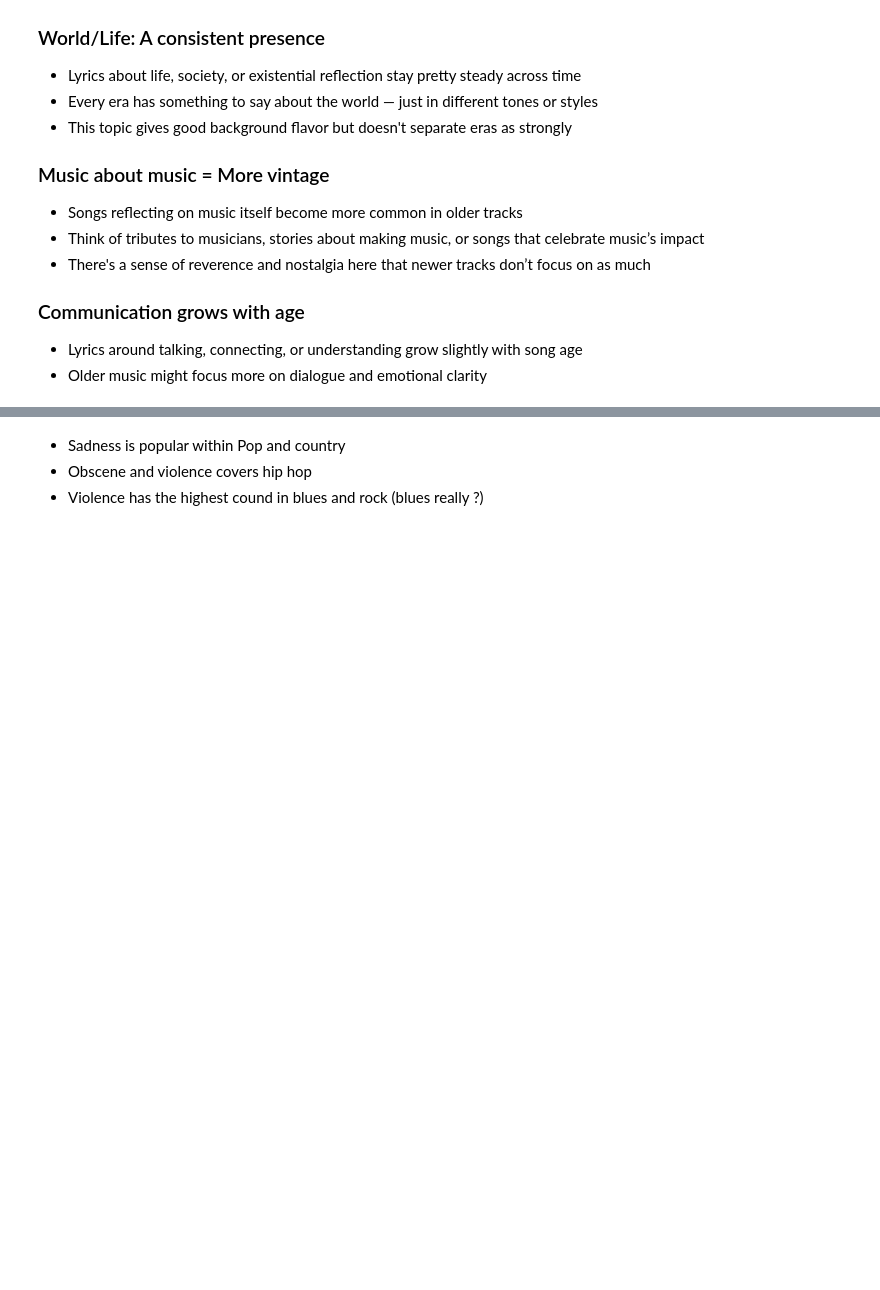
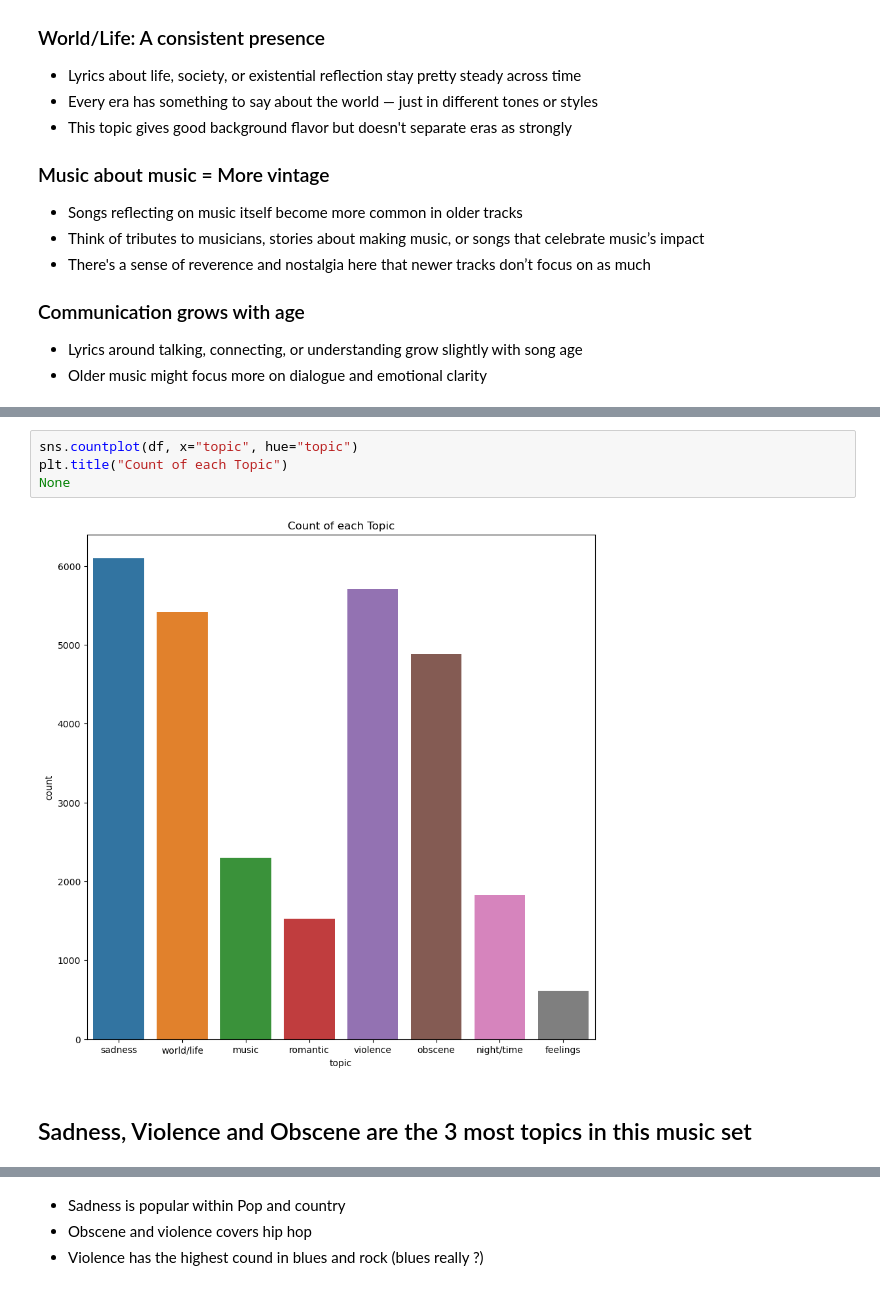
Before and after one commit to GClark89/MusicTrain, a Jupyter notebook: EDA.ipynb, the cells around one changed output, grey strips where cells are left out. Saved outputs shown, nothing was run; the diff lists cells and outputs as text; blank space fills up the shorter version.

```diff
--- a/EDA.ipynb
+++ b/EDA.ipynb
@@ -339 +355,9 @@ plt.show()
+# %%
+sns.countplot(df, x="topic", hue="topic")
+plt.title("Count of each Topic")
+None
+# %% [output]
+[figure, added]
+# %% [markdown]
+## Sadness, Violence and Obscene are the 3 most topics in this music set
 # %%
```
Also changed, not shown: parts of 17 cells of this notebook, 2 other files.
